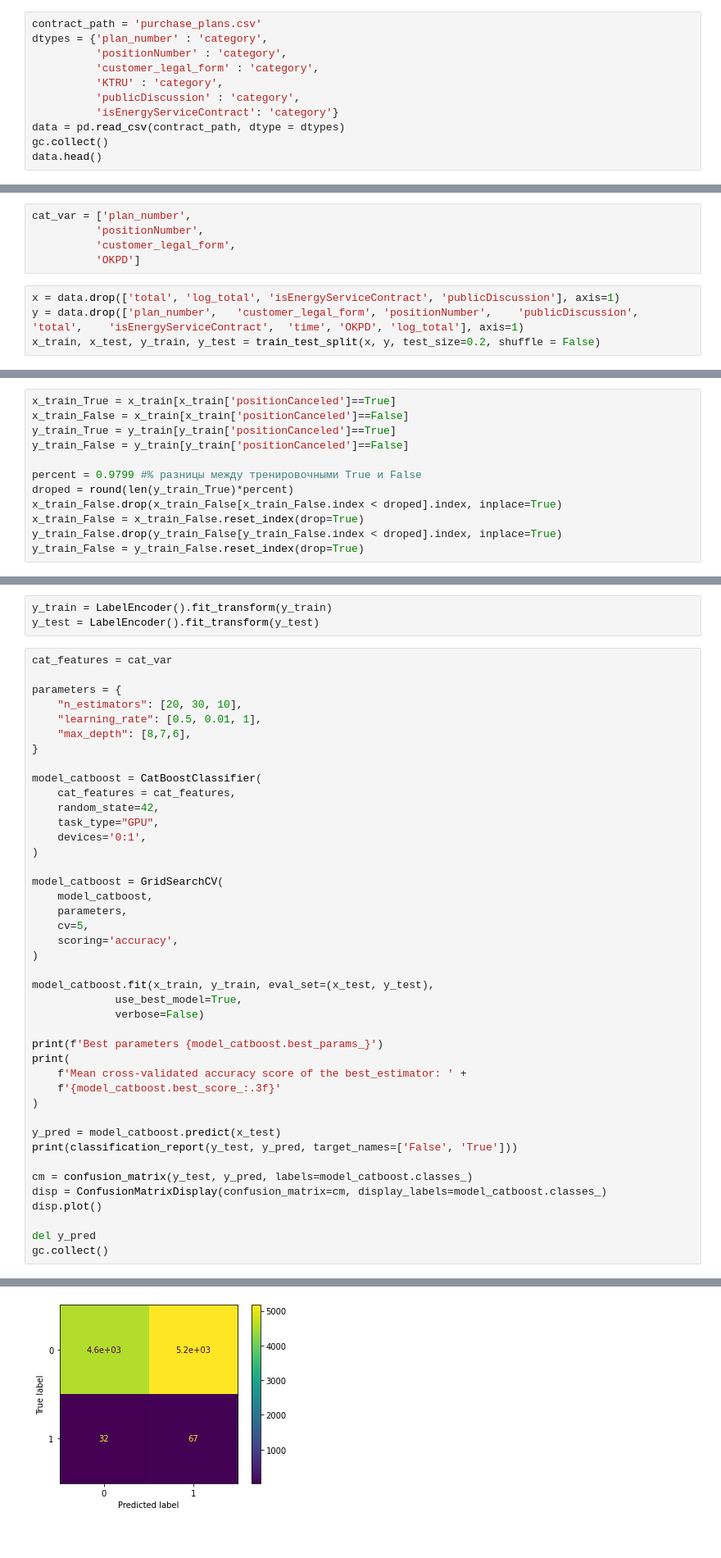
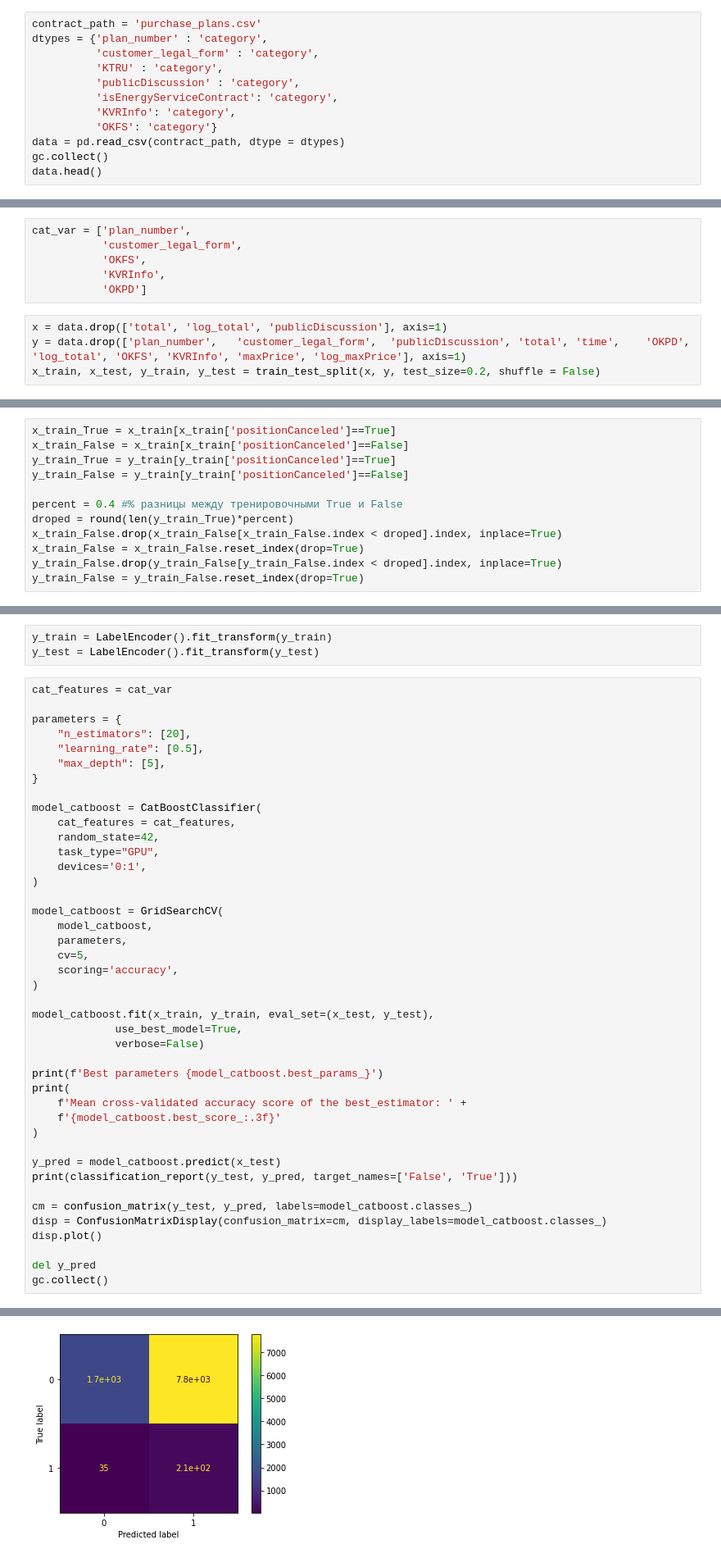
Before and after one commit to danil99152/prediction-of-government-tenders, a Jupyter notebook: auction_prediction.ipynb, the cells around one changed output, grey strips where cells are left out. Shown at 82% size. Cells and saved outputs as stored; diff of their text form.

Commit message:
Добавлены новые данные, улучшен результат для класса True

```diff
--- a/auction_prediction.ipynb
+++ b/auction_prediction.ipynb
@@ -91,11 +94,12 @@ To: /content/purchase_plans.csv
 # %%
 contract_path = 'purchase_plans.csv'
 dtypes = {'plan_number' : 'category',
-          'positionNumber' : 'category',
           'customer_legal_form' : 'category',
           'KTRU' : 'category',
           'publicDiscussion' : 'category',
-          'isEnergyServiceContract': 'category'}
+          'isEnergyServiceContract': 'category',
+          'KVRInfo': 'category',
+          'OKFS': 'category'}
 data = pd.read_csv(contract_path, dtype = dtypes)
 gc.collect()
 data.head()
@@ -338,12 +342,13 @@ gc.collect()
  * [0.0, 'isEnergyServiceContract']]
 # %%
 cat_var = ['plan_number',
-          'positionNumber',
-          'customer_legal_form',
-          'OKPD']
+           'customer_legal_form',
+           'OKFS',
+           'KVRInfo',
+           'OKPD']
 # %%
-x = data.drop(['total', 'log_total', 'isEnergyServiceContract', 'publicDiscussion'], axis=1)
-y = data.drop(['plan_number',	'customer_legal_form', 'positionNumber',	'publicDiscussion',	'total',	'isEnergyServiceContract',	'time',	'OKPD',	'log_total'], axis=1)
+x = data.drop(['total', 'log_total', 'publicDiscussion'], axis=1)
+y = data.drop(['plan_number',	'customer_legal_form',	'publicDiscussion',	'total', 'time',	'OKPD',	'log_total', 'OKFS', 'KVRInfo', 'maxPrice', 'log_maxPrice'], axis=1)
 x_train, x_test, y_train, y_test = train_test_split(x, y, test_size=0.2, shuffle = False)
 # %%
 print("True", len(x_train[x_train['positionCanceled']==True]))
@@ -400,7 +405,7 @@ x_train_False = x_train[x_train['positionCanceled']==False]
 y_train_True = y_train[y_train['positionCanceled']==True]
 y_train_False = y_train[y_train['positionCanceled']==False]
 
-percent = 0.9799 #% разницы между тренировочными True и False
+percent = 0.4 #% разницы между тренировочными True и False
 droped = round(len(y_train_True)*percent)
 x_train_False.drop(x_train_False[x_train_False.index < droped].index, inplace=True)
 x_train_False = x_train_False.reset_index(drop=True)
@@ -451,9 +456,9 @@ y_test = LabelEncoder().fit_transform(y_test)
 cat_features = cat_var
 
 parameters = {
-    "n_estimators": [20, 30, 10],
-    "learning_rate": [0.5, 0.01, 1],
-    "max_depth": [8,7,6],
+    "n_estimators": [20],
+    "learning_rate": [0.5],
+    "max_depth": [5],
 }
 
 model_catboost = CatBoostClassifier(
@@ -504,4 +509,4 @@ weighted avg       0.98      0.47      0.63      9841
-[figure, old version]
+[figure, new version]
 # %%
 #значимость признаков для леса
 importances = model_catboost.best_estimator_.get_feature_importance()
```
Also changed, not shown: parts of 40 cells of this notebook.
